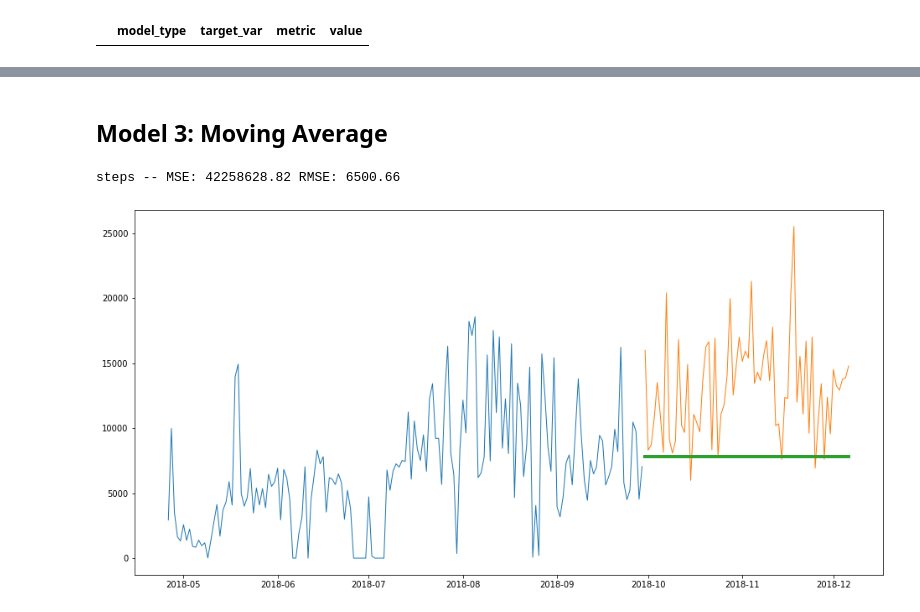
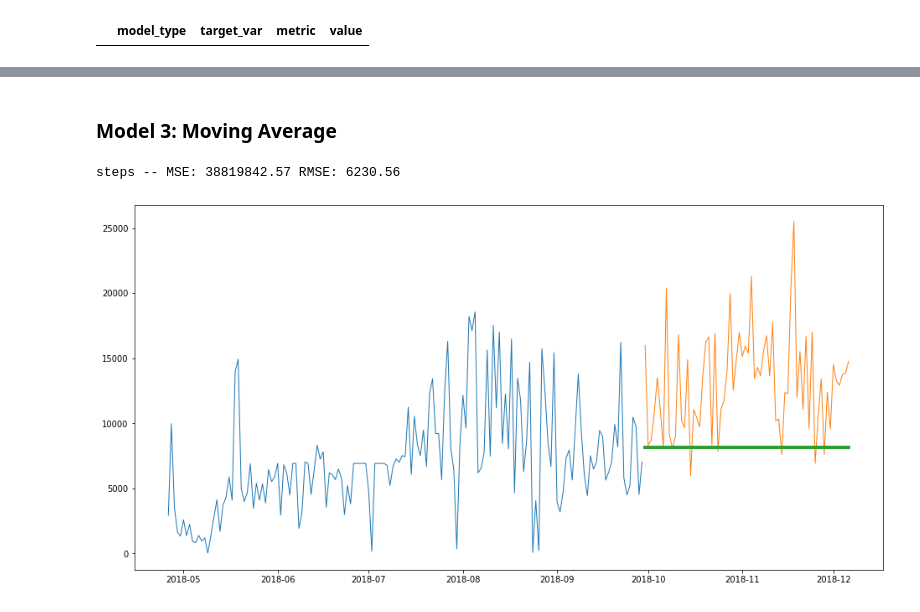
Before and after one commit to Dairy-Time/time-series-project, a Jupyter notebook: Fitbit_Data.ipynb, the cells around one changed output, grey strips where cells are left out. Cells and saved outputs as stored; diff of their text form; code cells hidden in the pictures.

```diff
--- a/Fitbit_Data.ipynb
+++ b/Fitbit_Data.ipynb
@@ -966,3 +946,3 @@ steps -- MSE: 57072047.89 RMSE: 7554.60
 # %% [markdown]
-## Model 3: Moving Average
+### Model 3: Moving Average
 # %%
@@ -971,6 +951,7 @@ for var in target_vars:
     yhat[var] = train[var].rolling(periods).mean().iloc[-1]
 # %%
 plot_and_eval(target_vars=target_vars, train = train, test = test)
+eval_df = append_eval_df(model_type='moving_average_10', target_vars=target_vars, train = train, test = test)
 # %% [output]
-steps -- MSE: 42258628.82 RMSE: 6500.66
+steps -- MSE: 38819842.57 RMSE: 6230.56
-[figure, old version]
+[figure, new version]
```
Also changed, not shown: parts of 59 cells of this notebook.
